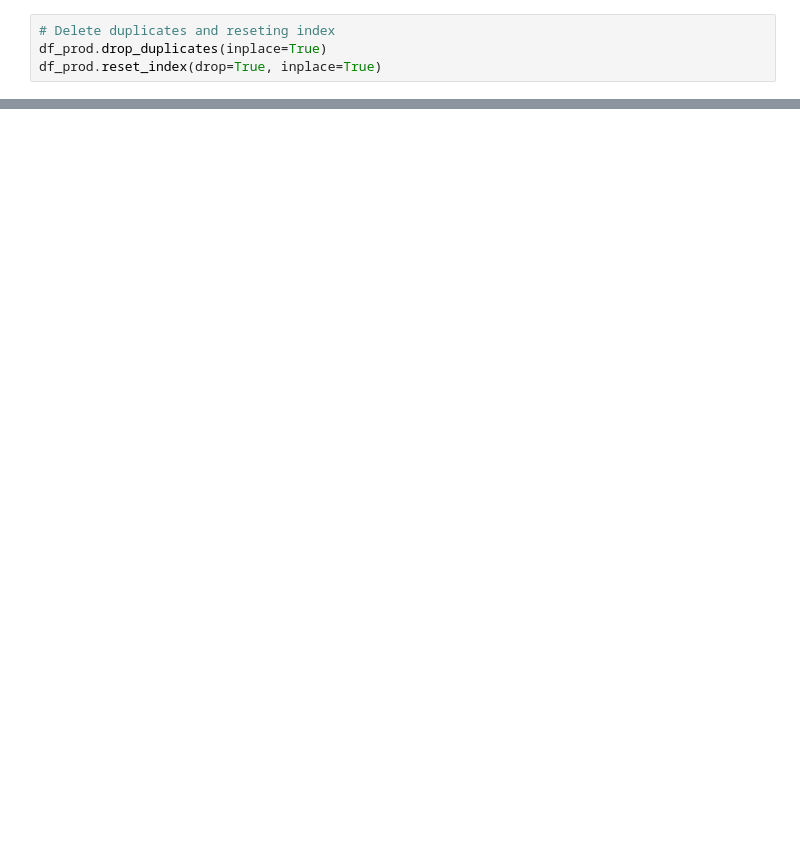
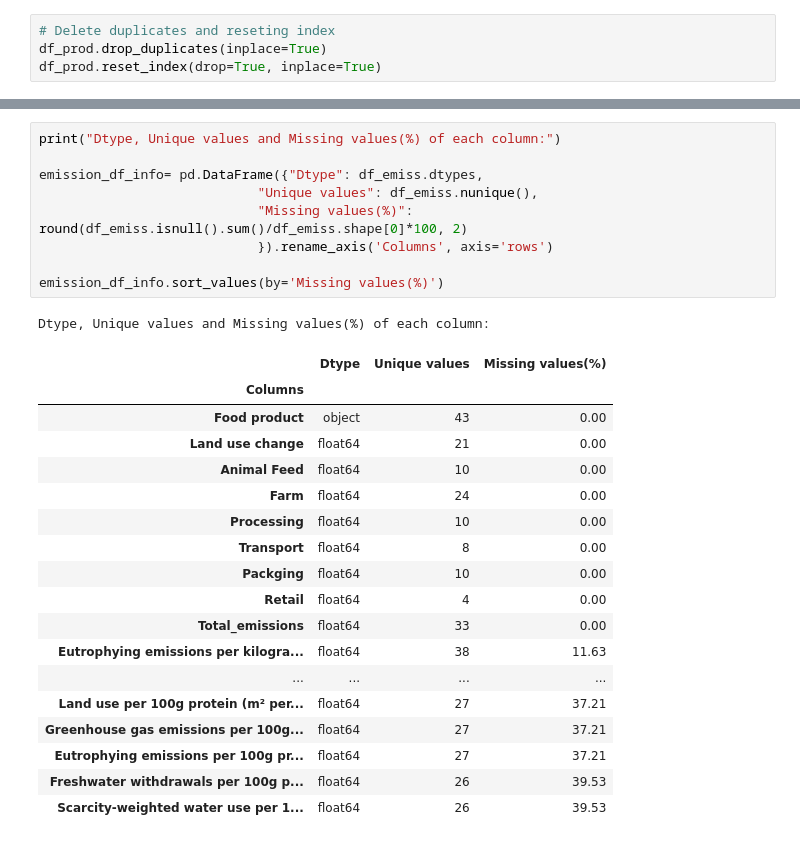
Before and after one commit to Raunak3012/DV_mini_project, a Jupyter notebook: Poject_mini.ipynb, the cells around one changed output, grey strips where cells are left out. Saved outputs shown, nothing was run; the diff lists cells and outputs as text; blank space fills up the shorter version.

```diff
--- a/Poject_mini.ipynb
+++ b/Poject_mini.ipynb
@@ -200,0 +273,29 @@ def fuzz_finder(dictionary, test, target, treshold, first, last, show):
+# %%
+print("Dtype, Unique values and Missing values(%) of each column:")
+
+emission_df_info= pd.DataFrame({"Dtype": df_emiss.dtypes,
+                            "Unique values": df_emiss.nunique(),
+                            "Missing values(%)": round(df_emiss.isnull().sum()/df_emiss.shape[0]*100, 2)
+                            }).rename_axis('Columns', axis='rows')
+
+emission_df_info.sort_values(by='Missing values(%)')
+# %% [output]
+Dtype, Unique values and Missing values(%) of each column:
+|  | Dtype | Unique values | Missing values(%) |
+| Columns |  |  |  |
+| Food product | object | 43 | 0.00 |
+| Land use change | float64 | 21 | 0.00 |
+| Animal Feed | float64 | 10 | 0.00 |
+| Farm | float64 | 24 | 0.00 |
+| Processing | float64 | 10 | 0.00 |
+| Transport | float64 | 8 | 0.00 |
+| Packging | float64 | 10 | 0.00 |
+| Retail | float64 | 4 | 0.00 |
+| Total_emissions | float64 | 33 | 0.00 |
+| Eutrophying emissions per kilogra... | float64 | 38 | 11.63 |
+| ... | ... | ... | ... |
+| Land use per 100g protein (m² per... | float64 | 27 | 37.21 |
+| Greenhouse gas emissions per 100g... | float64 | 27 | 37.21 |
+| Eutrophying emissions per 100g pr... | float64 | 27 | 37.21 |
+| Freshwater withdrawals per 100g p... | float64 | 26 | 39.53 |
+| Scarcity-weighted water use per 1... | float64 | 26 | 39.53 |
```
Also changed, not shown: parts of 18 cells of this notebook.
